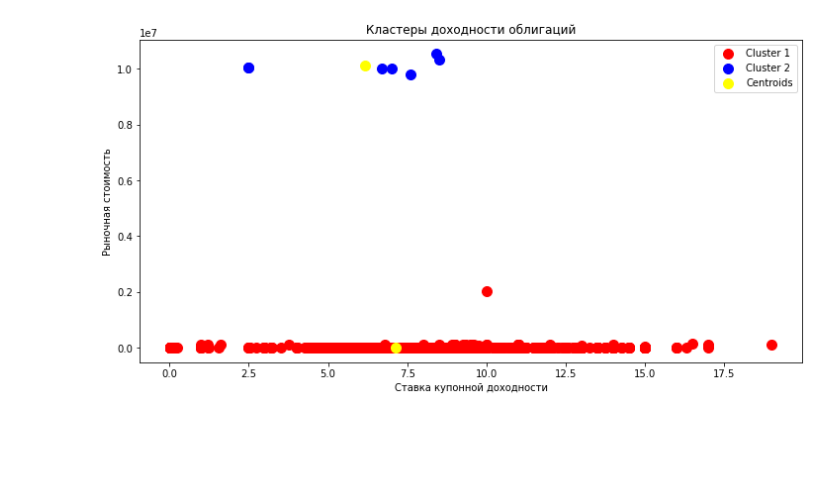
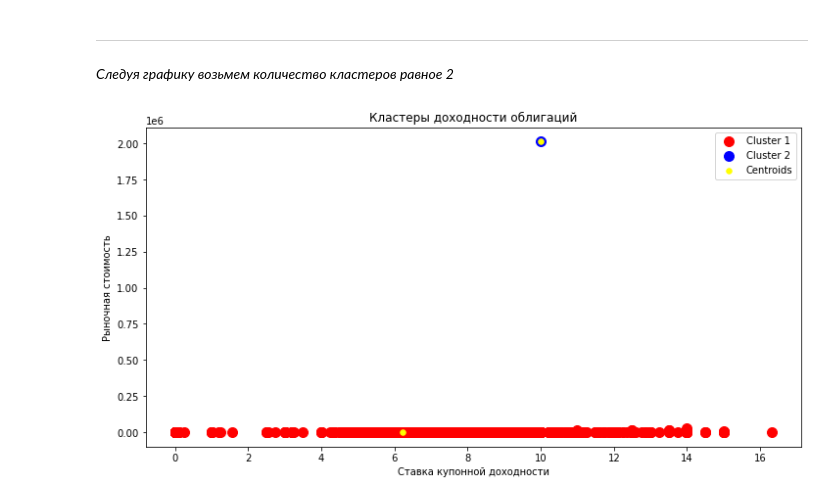
Before and after one commit to pavelzylkov/sber_da, a Jupyter notebook: final project/final_project.ipynb, the cells around one changed output. Cells and saved outputs as stored; diff of their text form; code cells hidden in the pictures; blank space fills up the shorter version.

```diff
--- a/final project/final_project.ipynb
+++ b/final project/final_project.ipynb
@@ -23,2 +36,0 @@ result
-# %%
-df = pd.read_csv(file, encoding='windows-1251', sep=';', header=1)
@@ -25,2 +56,2 @@ df = pd.read_csv(file, encoding='windows-1251', sep=';', header=1)
 # %%
-df_sliced = df[['SECID', 'NAME', 'FACEVALUE', 'FACEUNIT', 'DURATION', 'COUPONFREQUENCY', 'COUPONDATE', 'MATDATE', 'COUPONPERCENT', 'COUPONVALUE', 'COUPONDAYSPASSED', 'COUPONDAYSREMAIN', 'COUPONLENGTH', 'PRICE', 'PRICE_RUB']]
+df_sliced = df[['SECID', 'NAME','IS_QUALIFIED_INVESTORS', 'HIGH_RISK', 'FACEVALUE', 'FACEUNIT', 'DURATION', 'COUPONFREQUENCY', 'COUPONDATE', 'MATDATE', 'COUPONPERCENT', 'COUPONVALUE', 'COUPONDAYSPASSED', 'COUPONDAYSREMAIN', 'COUPONLENGTH', 'PRICE', 'PRICE_RUB']]
@@ -27,5 +60,5 @@ df_sliced = df[['SECID', 'NAME', 'FACEVALUE', 'FACEUNIT', 'DURATION', 'COUPONFRE
 # %%
-df_rub = df_sliced[df_sliced['FACEUNIT']=='RUB']
+df_rub = df_sliced[(df_sliced['FACEUNIT']=='RUB') & (df_sliced['IS_QUALIFIED_INVESTORS']==0) & (df_sliced['HIGH_RISK']==0)]
 # %%
 df_rub.info()
 # %% [output]
@@ -68,2 +112,2 @@ df_rub['MATDATE'] = df_rub['MATDATE'].apply(pd.to_datetime)
 # %%
-X = df_rub.iloc[:, [8, 14]].values
+X = df_rub.iloc[:, [10, 16]].values
@@ -83,14 +131,18 @@ plt.ylabel('Distortion');
+# %% [markdown]
+---
+<i>Следуя графику возьмем количество кластеров равное 2</i>
 # %%
 model = KMeans(n_clusters=2, random_state=12345)
 y_means = model.fit_predict(X)
 # %%
 fig, ax = plt.subplots(figsize=(12, 6))
 plt.scatter(X[y_means == 0, 0], X[y_means == 0, 1], s=100, c='red', label='Cluster 1')
 plt.scatter(X[y_means == 1, 0], X[y_means == 1, 1], s=100, c='blue', label='Cluster 2')
-plt.scatter(model.cluster_centers_[:, 0], model.cluster_centers_[:, 1], s=100, c='yellow', label='Centroids')
+plt.scatter(model.cluster_centers_[:, 0], model.cluster_centers_[:, 1], s=30, c='yellow', label='Centroids')
+
 plt.title('Кластеры доходности облигаций')
 plt.ylabel('Рыночная стоимость')
 plt.xlabel('Cтавка купонной доходности')
 plt.legend();
 # %% [output]
-[figure, old version]
+[figure, new version]
```
Also changed, not shown: parts of 32 cells of this notebook.
